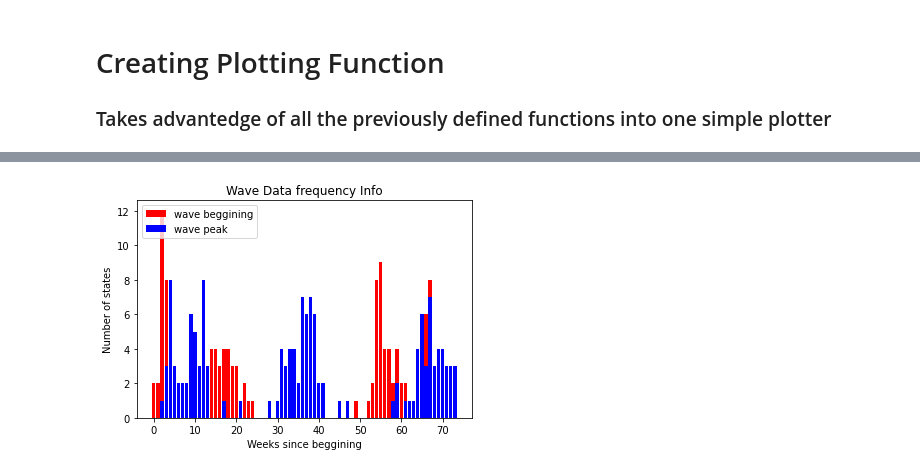
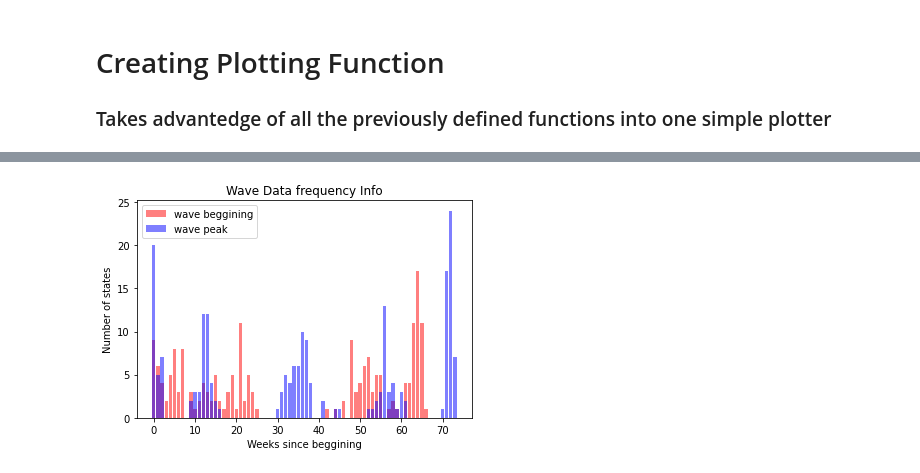
Before and after one commit to Azal-Amer/DataScienceTutorial, a Jupyter notebook: PandasCovidStateTracking/main.ipynb, the cells around one changed output, grey strips where cells are left out. Saved outputs shown, nothing was run; the diff lists cells and outputs as text; code cells hidden in the pictures.

```diff
--- a/PandasCovidStateTracking/main.ipynb
+++ b/PandasCovidStateTracking/main.ipynb
@@ -270,10 +263,12 @@ plotStateInfo('TX')
 stateAbbreviations = ['AL', 'AK', 'AZ', 'AR', 'CA', 'CO', 'CT', 'DE', 'DC', 'FL', 'GA', 'HI', 'ID', 'IL', 'IN', 'IA', 'KS', 'KY', 'LA', 'ME', 'MD', 'MA', 'MI', 'MN', 'MS', 'MO', 'MT', 'NE', 'NV', 'NH', 'NJ', 'NM', 'NY', 'NC', 'ND', 'OH', 'OK', 'OR', 'PA', 'RI', 'SC', 'SD', 'TN', 'TX', 'UT', 'VT', 'VA', 'WA', 'WV', 'WI', 'WY']
 # %%
 totalMaxes = []
+totalMins = []
 for i in range(len(stateAbbreviations)):
     state = stateAbbreviations[i]
-    x = zeroFinder(state)[1]
-    totalMaxes = totalMaxes+x
+    x = zeroFinder(state)
+    totalMaxes = totalMaxes+x[1]
+    totalMins = totalMins+x[2]
     print(i)
 print(totalMaxes)
 # %% [output]
@@ -284,7 +291,0 @@ KeyboardInterrupt:
-# %%
-for i in range (len(stateAbbreviations)):
-    state = stateAbbreviations[i]
-    x = zeroFinder(state)[1]
-    totalMaxes = totalMaxes+x
-    print(i)
-print(totalMaxes)
@@ -318,19 +327,0 @@ ply.show()
-# %%
-totalBegginings = {}
-for i in range(len(stateAbbreviations)):
-    state = stateAbbreviations[i]
-    x = zeroFinder(state)[2]
-    totalBegginings = totalBegginings+x
-    print(i)
-minDict ={}
-length = (len(totalMaxes))
-for i in range(length):
-
-    group = int((totalBegginings[i] - totalBegginings[i]%7)/7)
-
-
-    if group in minDict:
-        minDict[(group)] += 1
-    else:
-        minDict[group]= 1
-print(minDict)
@@ -355,15 +328,15 @@ print(minDict)
 # %%
 x_min = minDict.values()
 y_min = minDict.keys()
 x_max = maxDict.values()
 y_max = maxDict.keys()
-ply.bar(y_min,x_min, color = 'r', label = "wave beggining")
-ply.bar(y_max,x_max, color = 'b', label = "wave peak")
+ply.bar(y_min,x_min, color = 'r', label = "wave beggining", alpha = .5)
+ply.bar(y_max,x_max, color = 'b', label = "wave peak", alpha = .5)
 ply.legend(loc="upper left")
 ply.title('Wave Data frequency Info')
 ply.xlabel('Weeks since beggining')
 ply.ylabel('Number of states')
 ply.show()
 # Rank the average wave case count, rank in chart
 # %% [output]
-[figure, old version]
+[figure, new version]
```
Also changed, not shown: parts of 7 cells of this notebook.
